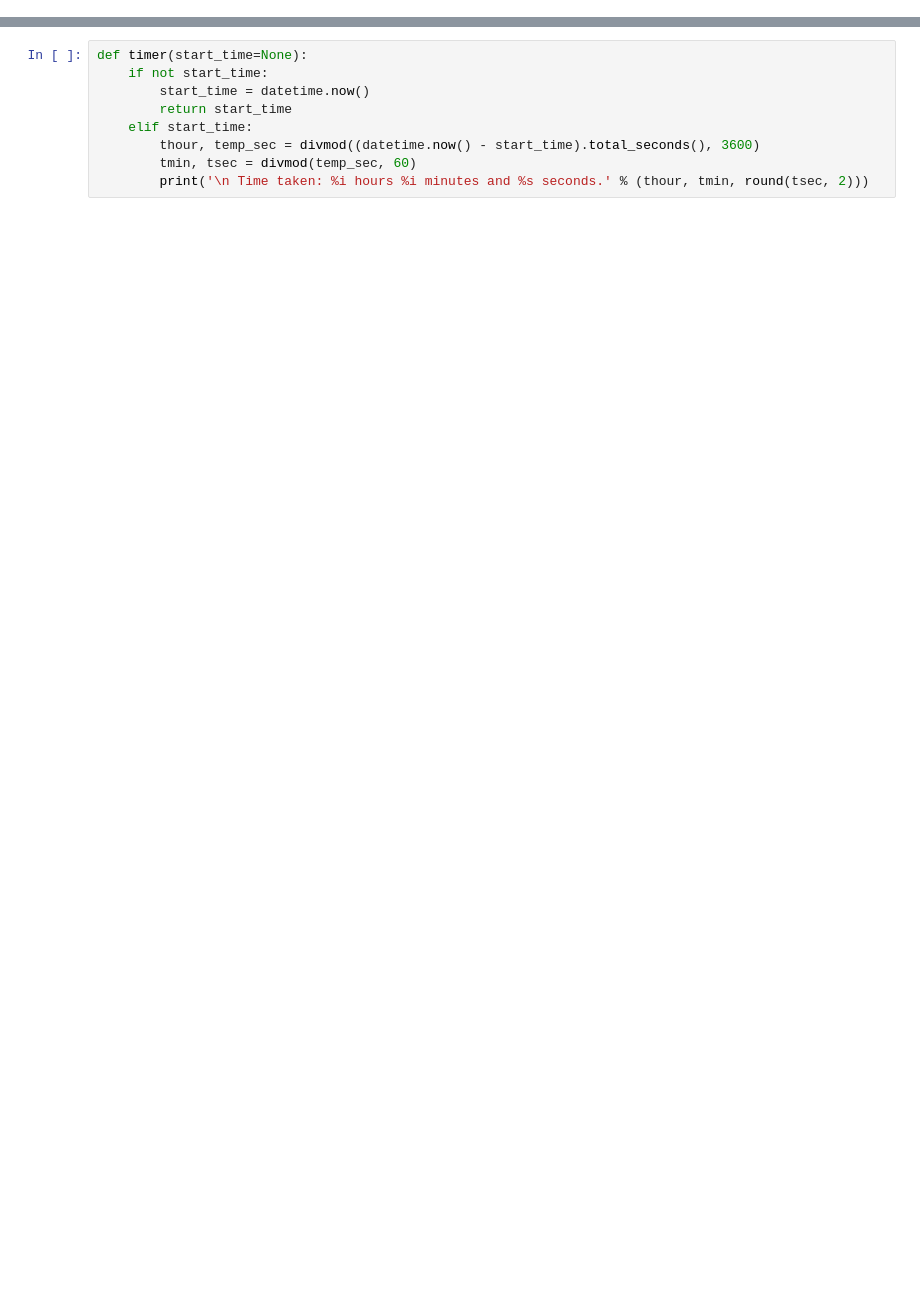
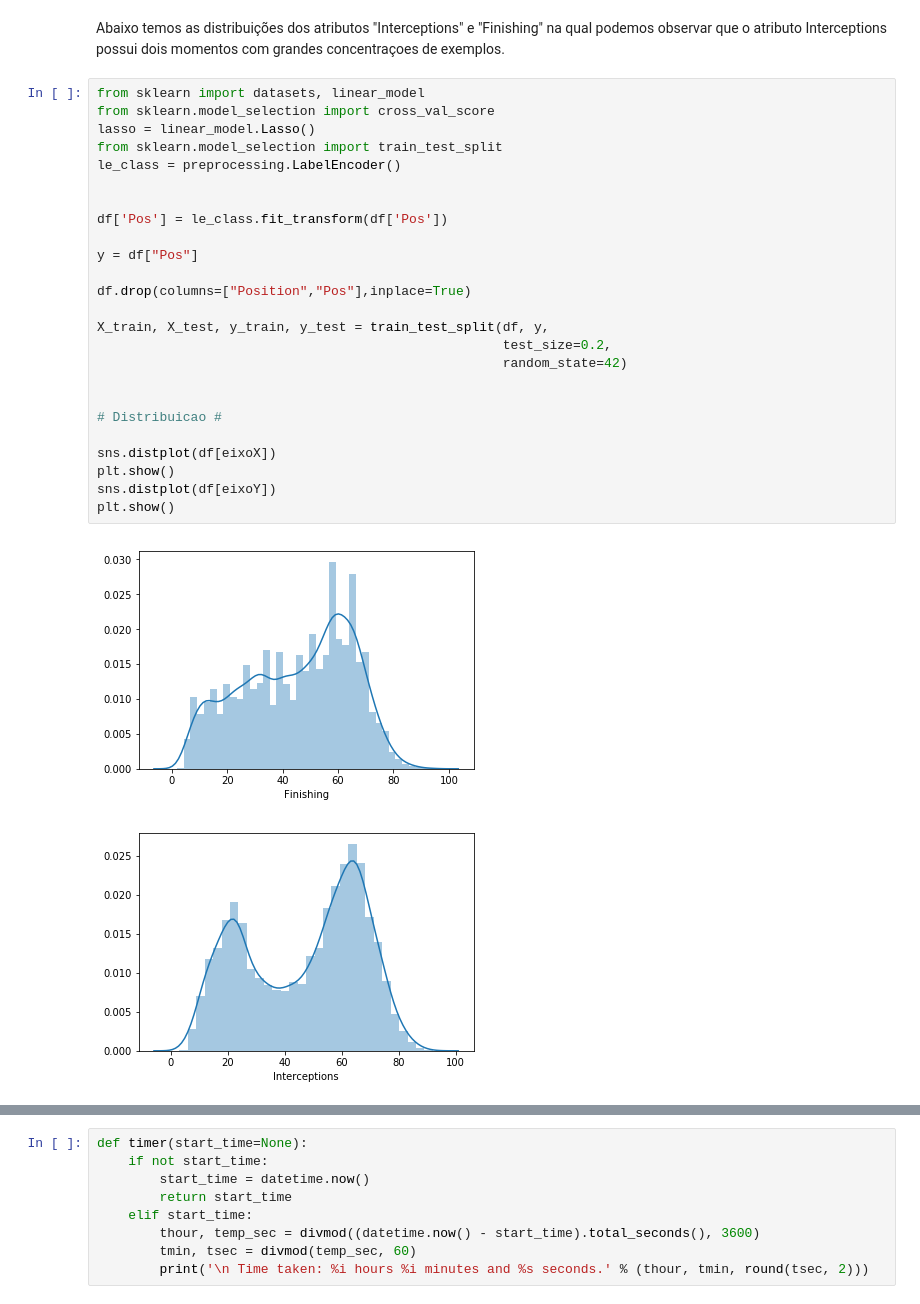
Before and after one commit to Sette/fifa_dataset, a Jupyter notebook: Xgboost_fifa.ipynb, the cells around one changed output, grey strips where cells are left out. Drawn from its saved outputs; the diff is of its cells as text; blank space fills up the shorter version.

```diff
--- a/Xgboost_fifa.ipynb
+++ b/Xgboost_fifa.ipynb
@@ -142,0 +153,30 @@ None
+# %% [markdown]
+Abaixo temos as distribuições dos atributos "Interceptions" e "Finishing" na qual podemos observar que o atributo Interceptions possui dois momentos com grandes concentraçoes de exemplos.
+# %%
+from sklearn import datasets, linear_model
+from sklearn.model_selection import cross_val_score
+lasso = linear_model.Lasso()
+from sklearn.model_selection import train_test_split
+le_class = preprocessing.LabelEncoder()
+
+
+df['Pos'] = le_class.fit_transform(df['Pos'])
+
+y = df["Pos"]
+
+df.drop(columns=["Position","Pos"],inplace=True)
+
+X_train, X_test, y_train, y_test = train_test_split(df, y,
+                                                    test_size=0.2,
+                                                    random_state=42)
+
+
+# Distribuicao #
+
+sns.distplot(df[eixoX])
+plt.show()
+sns.distplot(df[eixoY])
+plt.show()
+# %% [output]
+[figure, added]
+[figure, added]
```
Also changed, not shown: parts of 28 cells of this notebook.
